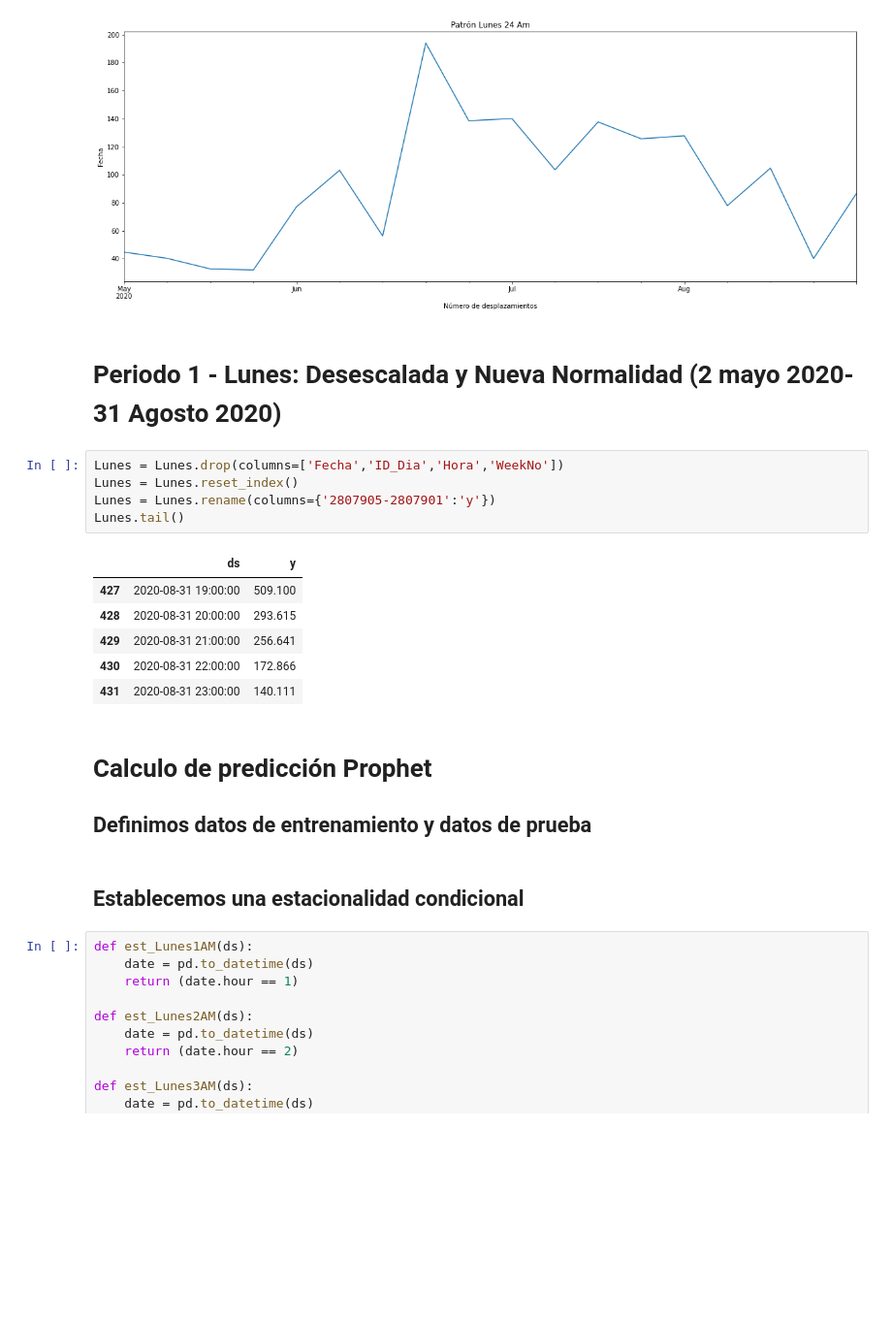
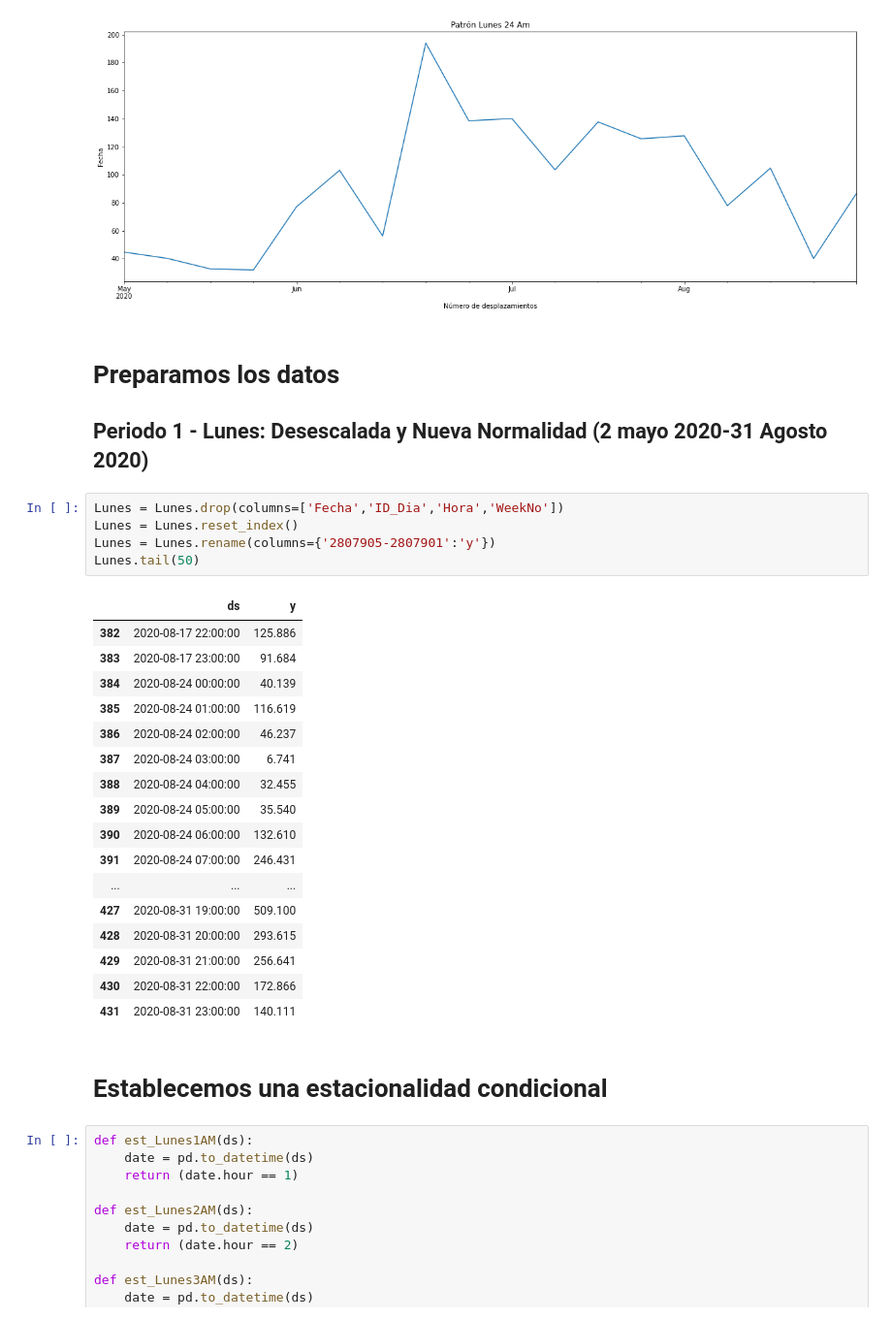
Before and after one commit to Jhonvalencia77/6to_avance, a Jupyter notebook: Cross_Validation_OnaRollingBasis.ipynb, the cells around one changed output. Shown at 97% size. Drawn from its saved outputs; the diff is of its cells as text; blank space fills up the shorter version.

```diff
--- a/Cross_Validation_OnaRollingBasis.ipynb
+++ b/Cross_Validation_OnaRollingBasis.ipynb
@@ -295,24 +297,33 @@ plt.show()
 [figure]
 [figure]
 # %% [markdown]
-# Periodo 1 - Lunes: Desescalada y Nueva Normalidad (2 mayo 2020-31 Agosto 2020)
+# Preparamos los datos
+## Periodo 1 - Lunes: Desescalada y Nueva Normalidad (2 mayo 2020-31 Agosto 2020)
 # %%
 Lunes = Lunes.drop(columns=['Fecha','ID_Dia','Hora','WeekNo'])
 Lunes = Lunes.reset_index()
 Lunes = Lunes.rename(columns={'2807905-2807901':'y'})
-Lunes.tail()
+Lunes.tail(50)
 # %% [output]
 |  | ds | y |
+| 382 | 2020-08-17 22:00:00 | 125.886 |
+| 383 | 2020-08-17 23:00:00 | 91.684 |
+| 384 | 2020-08-24 00:00:00 | 40.139 |
+| 385 | 2020-08-24 01:00:00 | 116.619 |
+| 386 | 2020-08-24 02:00:00 | 46.237 |
+| 387 | 2020-08-24 03:00:00 | 6.741 |
+| 388 | 2020-08-24 04:00:00 | 32.455 |
+| 389 | 2020-08-24 05:00:00 | 35.540 |
+| 390 | 2020-08-24 06:00:00 | 132.610 |
+| 391 | 2020-08-24 07:00:00 | 246.431 |
+| ... | ... | ... |
 | 427 | 2020-08-31 19:00:00 | 509.100 |
 | 428 | 2020-08-31 20:00:00 | 293.615 |
 | 429 | 2020-08-31 21:00:00 | 256.641 |
 | 430 | 2020-08-31 22:00:00 | 172.866 |
 | 431 | 2020-08-31 23:00:00 | 140.111 |
-# %% [markdown]
-# Calculo de predicción Prophet
-## Definimos datos de entrenamiento y datos de prueba
 # %% [markdown]
-## Establecemos una estacionalidad condicional
+# Establecemos una estacionalidad condicional
 # %%
 def est_Lunes1AM(ds):
     date = pd.to_datetime(ds)
```
Also changed, not shown: parts of 17 cells of this notebook.
